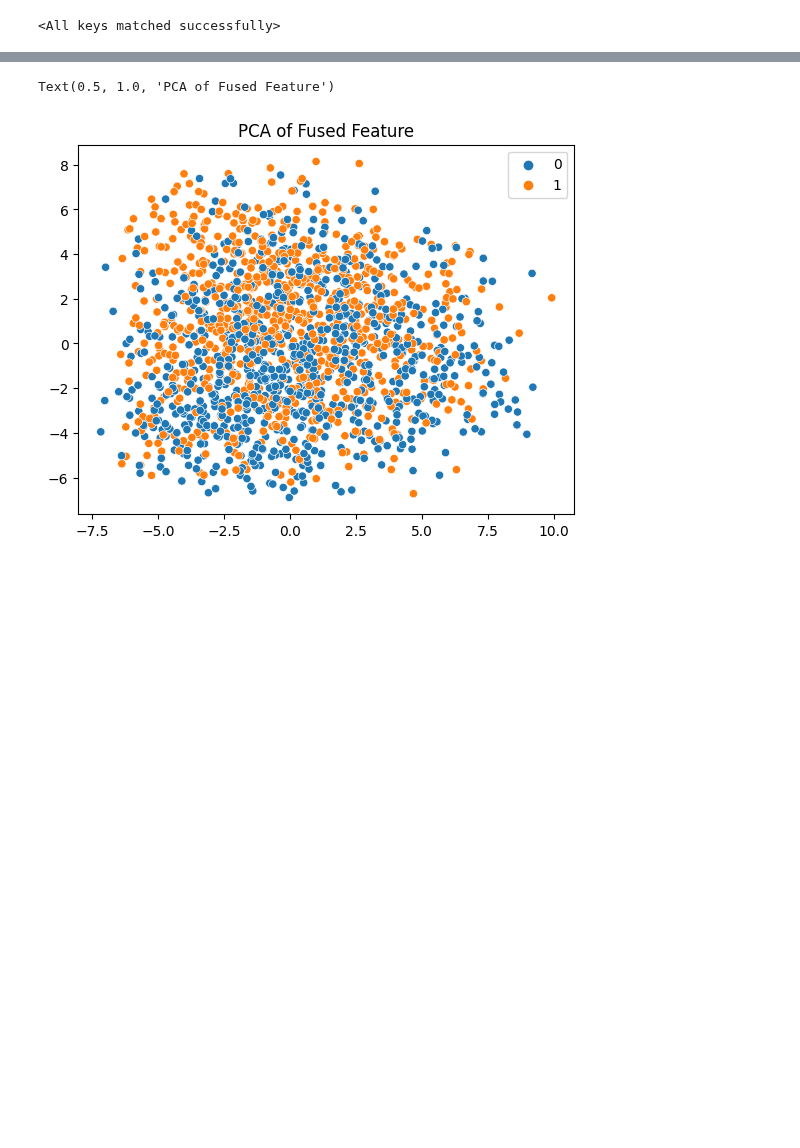
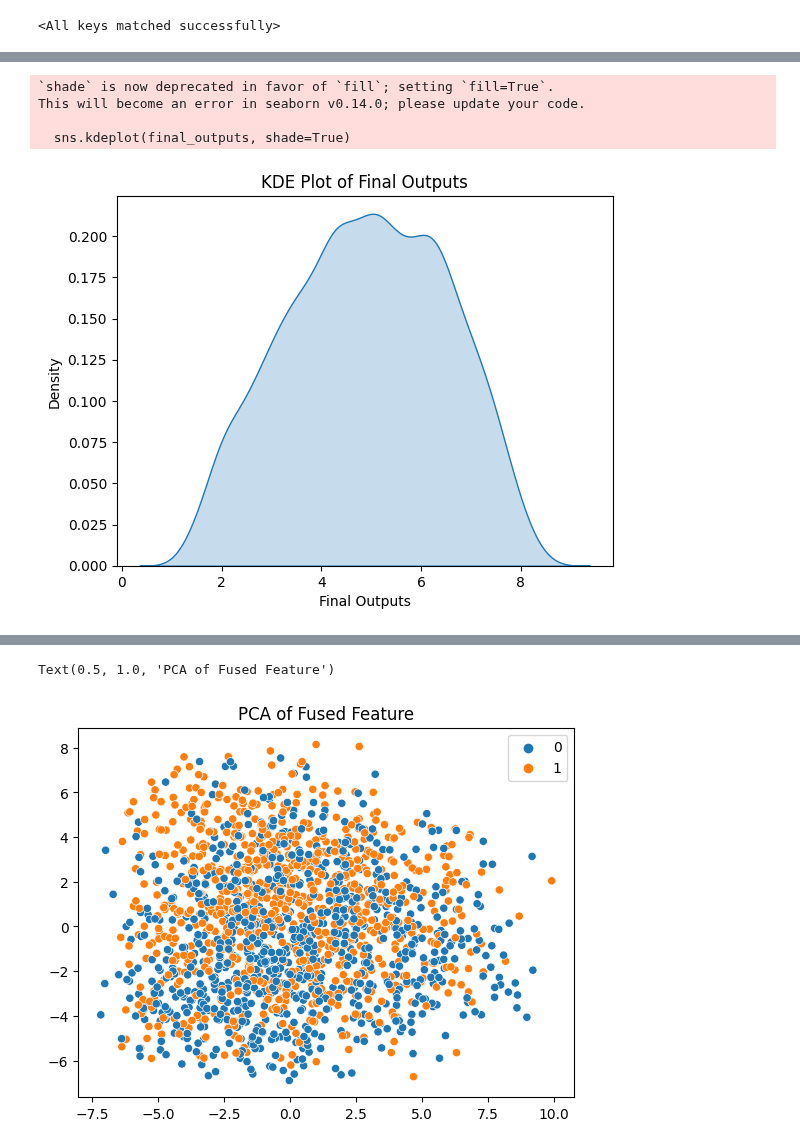
Before and after one commit to CeHouGIS/Safety_Perception_HK, a Jupyter notebook: safety_perception_model/single_model/data fusion.ipynb, the cells around one changed output, grey strips where cells are left out. Saved outputs shown, nothing was run; the diff lists cells and outputs as text; code cells hidden in the pictures; blank space fills up the shorter version.

```diff
--- a/safety_perception_model/single_model/data fusion.ipynb
+++ b/safety_perception_model/single_model/data fusion.ipynb
@@ -94,0 +115,12 @@ print(valid_labels.shape)
+# %%
+sns.kdeplot(final_outputs, shade=True)
+plt.title('KDE Plot of Final Outputs')
+plt.xlabel('Final Outputs')
+plt.ylabel('Density')
+plt.show()
+# %% [output]
+`shade` is now deprecated in favor of `fill`; setting `fill=True`.
+This will become an error in seaborn v0.14.0; please update your code.
+
+  sns.kdeplot(final_outputs, shade=True)
+[figure, added]
```
Also changed, not shown: parts of 12 cells of this notebook, 2 other files.
